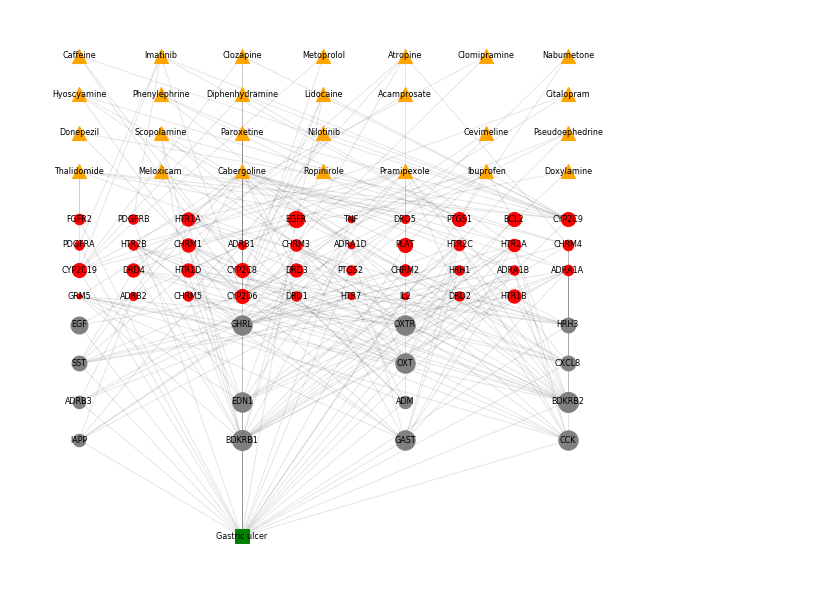
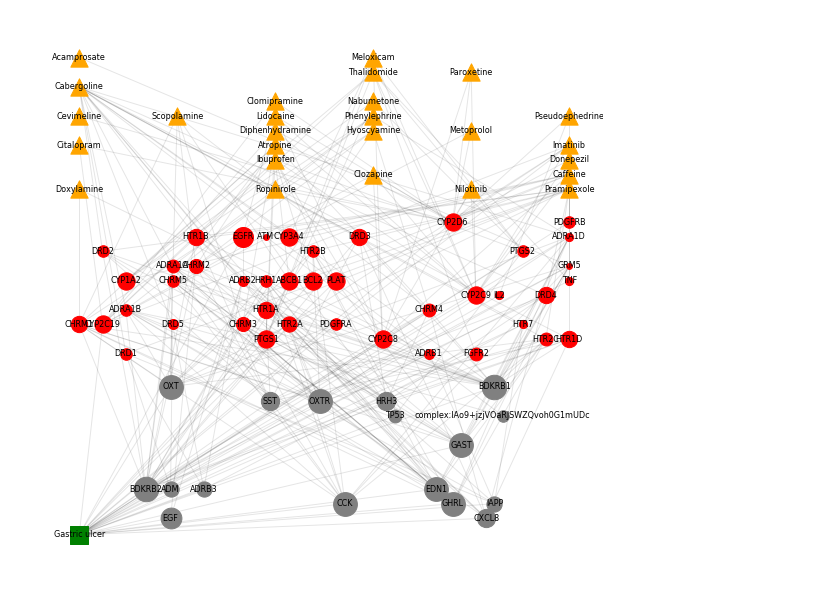
Before and after one commit to jenwilson521/Designated-Medical-Event-Pathways, a Jupyter notebook: Code/find_co_therapy_networks.ipynb, the cells around one changed output. Drawn from its saved outputs; the diff is of its cells as text; code cells hidden in the pictures.

Commit message:
updating plot formatting

```diff
--- a/Code/find_co_therapy_networks.ipynb
+++ b/Code/find_co_therapy_networks.ipynb
@@ -43,0 +62,9 @@ def pairwise(iterable):
+# %%
+def assign_layer_positions(layer_arr,node_list):
+    layer_pos = {}
+    for n in node_list:
+        rand_ind = np.random.choice(range(len(layer_arr)))
+        (xd,yd) = layer_arr[rand_ind]
+        layer_pos[n] = (xd,yd)
+        layer_arr.remove((xd,yd))
+    return layer_pos
@@ -48,18 +103,20 @@ gene_of_interest = 'TP53'
 dme = 'Gastric ulcer'
 
 dmeG = pickle.load(open(dme_net_f[dme],'rb'))
-net_data = pickle.load(open(dme_net_data[dme],'rb')) # node_list,colors,shapes,sizes,graph_node_types
+net_data = pickle.load(open(dme_net_data[dme],'rb')) # zipped object:(node_list,colors,shapes,sizes,graph_node_types)
 stash_data = [x for x in net_data]
 node_data = defaultdict(dict)
 dme_drugs = set()
 dme_phens = set()
 
 # store data that's useful for plotting
+node_just_type = {}
 for (n,clr,shp,sze,nt) in stash_data:
     node_data[n]['color'] = clr
     node_data[n]['shape'] = shp
     node_data[n]['size'] = sze
     node_data[n]['node_type'] = nt
+    node_just_type[n] = nt
     if nt == 'drug':
         dme_drugs.add(n)
     elif nt == 'phenotype':
@@ -69,78 +126,53 @@ for (n,clr,shp,sze,nt) in stash_data:
 edges_to_keep = set()
 nodes_to_keep = set()
 for drug in dme_drugs:
     for ph in dme_phens:
         if nx.has_path(dmeG,drug,ph):
-            aspths = [p for p in nx.all_shortest_paths(dmeG,source=drug,target=ph)]
+            aspths = [p for p in nx.all_shortest_paths(dmeG,source=drug,target=ph)] # keep a subset of edges from drugs -> phen
             for short_pth in aspths:
+                ind_edges = pairwise(short_pth)
+                for (a,b) in ind_edges:
+                    edges_to_keep.add((a,b))
+                    nodes_to_keep.add(a)
+                    nodes_to_keep.add(b)
+            aspths2 = [p for p in nx.all_shortest_paths(dmeG,source=drug,target=gene_of_interest)] # look specifically for relation to gene of interest
+            for short_pth in aspths2:
+                ind_edges = pairwise(short_pth)
+                for (a,b) in ind_edges:
+                    edges_to_keep.add((a,b))
+                    nodes_to_keep.add(a)
+                    nodes_to_keep.add(b)
+
+            aspths3 = [p for p in nx.all_shortest_paths(dmeG,source=gene_of_interest,target=ph)] # lastly edges from GOI to ph
+            for short_pth in aspths3:
                 ind_edges = pairwise(short_pth)
                 for (a,b) in ind_edges:
                     edges_to_keep.add((a,b))
                     nodes_to_keep.add(a)
                     nodes_to_keep.add(b)
 
 # specifications for figure making
-fig_width = 1.5
-fig_height = 1
+fig_width = 2
+nrows = 10
 
-# generate positions for certain node types
-layers = 4
-all_drugs = sorted([n for (n,clr,shp,sze,nt) in stash_data if nt == 'drug'])
-num_drugs = len(all_drugs)
-layer1 = []
-lay1_col = math.ceil(num_drugs/float(layers))
-for yi in np.linspace(0.95*fig_height,1.25*fig_height,layers):
-    for xi in np.linspace(0,fig_width,lay1_col):
-        layer1.append((xi,yi))
-
-random.shuffle(layer1)
-drug_positions = dict(zip(all_drugs,layer1))
-
-all_drug_targets = sorted([n for (n,clr,shp,sze,nt) in stash_data if nt == 'drug_target' and n in nodes_to_keep])
-num_drug_targets = len(all_drug_targets)
-layer2 = []
-lay2_col = math.ceil(num_drug_targets/float(layers))
-for yi in np.linspace(0.625*fig_height,0.825*fig_height,layers):
-    for xi in np.linspace(0,fig_width,lay2_col):
-        layer2.append((xi,yi))
-
-random.shuffle(layer2)
-dt_positions = dict(zip(all_drug_targets,layer2))
-
-all_inter = sorted([n for (n,clr,shp,sze,nt) in stash_data if nt == 'intermediate' and n in nodes_to_keep])
-num_inter = len(all_inter)
-col = math.ceil(num_inter/float(layers))
-layer3 = []
-for yi in np.linspace(0.25*fig_height,0.55*fig_height,layers):
-    for xi in np.linspace(0,fig_width,col):
-        layer3.append((xi,yi))
-
-random.shuffle(layer3)
-int_positions = dict(zip(all_inter,layer3))
-
-all_phens = sorted([n for (n,clr,shp,sze,nt) in stash_data if nt == 'phenotype'])
-num_phen = len(all_phens)
-phen_sep = fig_width/float(num_phen)
-ph_positions = dict([(ph,(0.5,ph_i*phen_sep)) for (ph_i,ph) in enumerate(all_phens)])
-
-positions = {**drug_positions, **dt_positions, **int_positions, **ph_positions}
+pos = get_layered_positions(node_just_type,nrows,fig_width)
 
 fig,ax = plt.subplots(figsize=(10,10))
 #ax.set_ylim([0,fig_height])
 #ax.set_xlim([0,fig_width])
 dmeG = nx.Graph()
 for (a,b) in edges_to_keep:
     dmeG.add_edge(a,b)
 
-ec = nx.draw_networkx_edges(dmeG, positions, alpha=0.1)
+ec = nx.draw_networkx_edges(dmeG, pos, alpha=0.1)
 # ec = nx.draw_networkx_edges(dmeG,positions,alpha=0.2)
 
 for n in dmeG.nodes():
-    nc = nx.draw_networkx_nodes(dmeG,positions,nodelist=[n],node_color=node_data[n]['color'],node_shape=node_data[n]['shape'],node_size=node_data[n]['size'])
-    nc = nx.draw_networkx_labels(dmeG,positions,labels={n:n},font_size = 8, weight='bold')
+    nc = nx.draw_networkx_nodes(dmeG,pos,nodelist=[n],node_color=node_data[n]['color'],node_shape=node_data[n]['shape'],node_size=node_data[n]['size'])
+    nc = nx.draw_networkx_labels(dmeG,pos,labels={n:n},font_size = 8, weight='bold')
 
 plt.axis('off')
 plt.savefig(os.path.join(ctdir,'_'.join([dme,gene_of_interest,'network','.png'])),dpi=300)
 plt.show()
 # %% [output]
-[figure, old version]
+[figure, new version]
```
Also changed, not shown: parts of 3 cells of this notebook.
